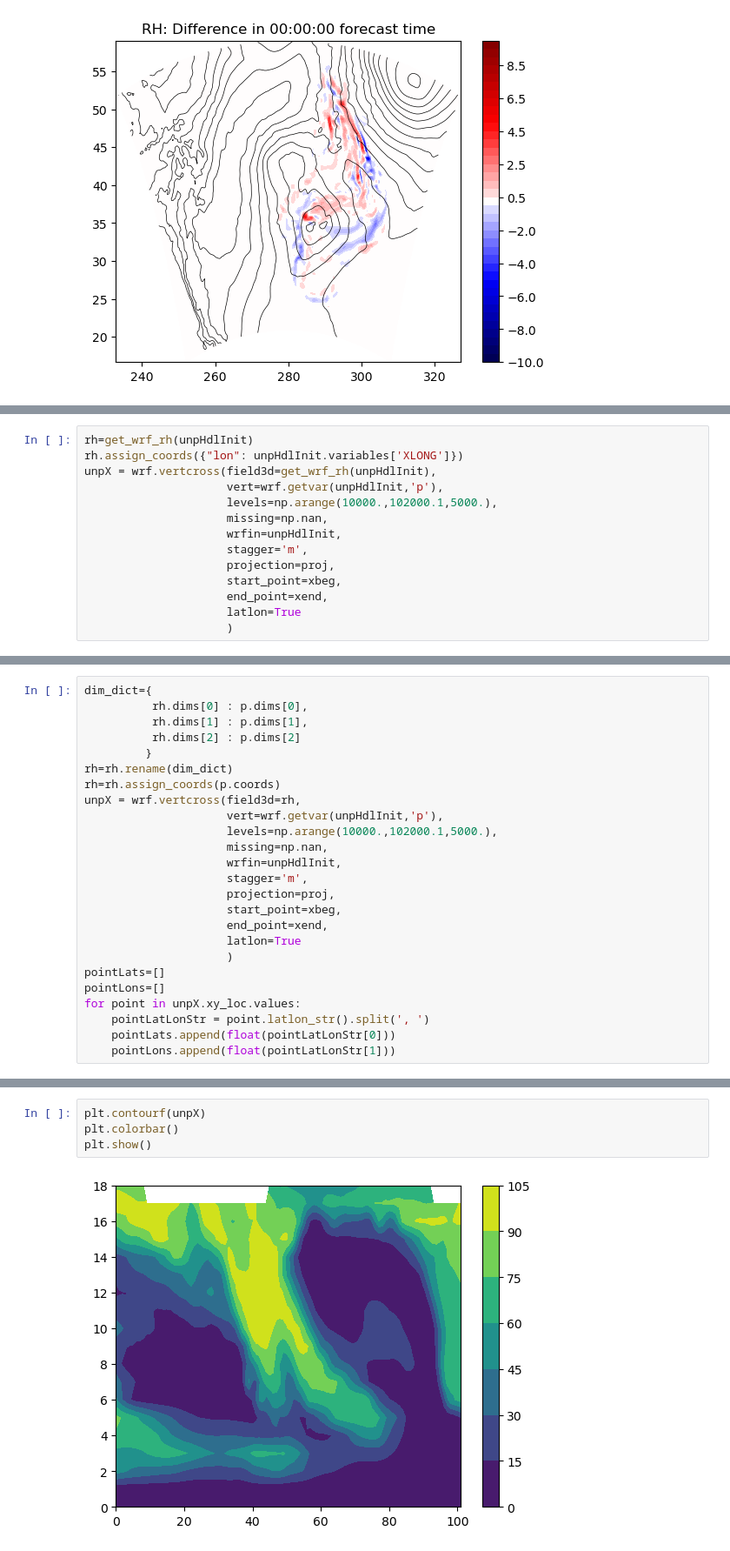
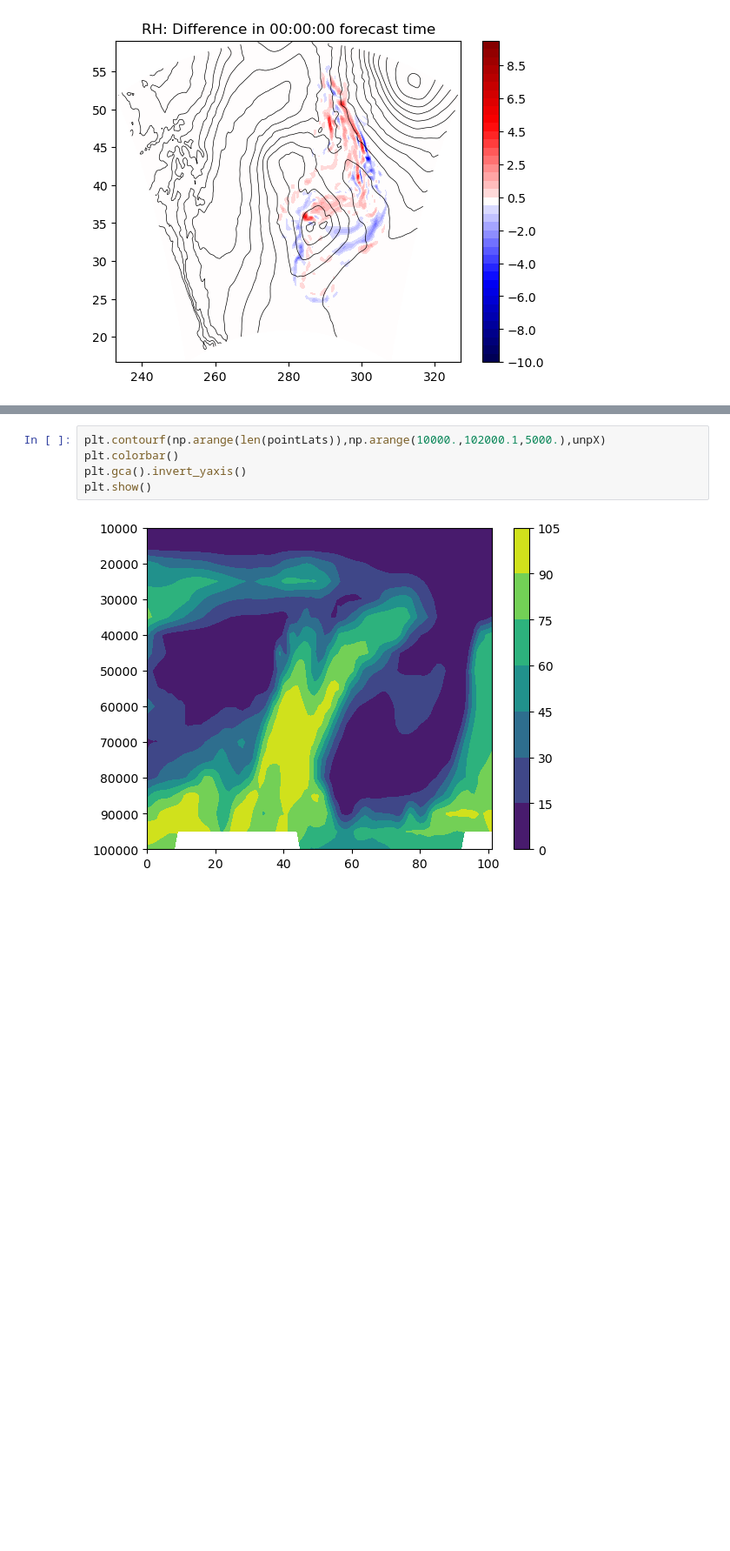
Before and after one commit to bthoover/UWAOS_WRF_QOIP, a Jupyter notebook: analysis/final_run/Example_case_plotting.ipynb, the cells around one changed output, grey strips where cells are left out. Shown: that part at 87% size. Drawn from its saved outputs; the diff is of its cells as text; blank space fills up the shorter version.

```diff
--- a/analysis/final_run/Example_case_plotting.ipynb
+++ b/analysis/final_run/Example_case_plotting.ipynb
@@ -194,14 +252,0 @@ unpX = wrf.vertcross(field3d=unpRHInit,
-# %%
-rh=get_wrf_rh(unpHdlInit)
-rh.assign_coords({"lon": unpHdlInit.variables['XLONG']})
-unpX = wrf.vertcross(field3d=get_wrf_rh(unpHdlInit),
-                     vert=wrf.getvar(unpHdlInit,'p'),
-                     levels=np.arange(10000.,102000.1,5000.),
-                     missing=np.nan,
-                     wrfin=unpHdlInit,
-                     stagger='m',
-                     projection=proj,
-                     start_point=xbeg,
-                     end_point=xend,
-                     latlon=True
-                     )
@@ -231,25 +252,0 @@ array([[[100179.3874834 , 100180.88157363, 100181.8647126 , ...,
-# %%
-dim_dict={
-          rh.dims[0] : p.dims[0],
-          rh.dims[1] : p.dims[1],
-          rh.dims[2] : p.dims[2]
-         }
-rh=rh.rename(dim_dict)
-rh=rh.assign_coords(p.coords)
-unpX = wrf.vertcross(field3d=rh,
-                     vert=wrf.getvar(unpHdlInit,'p'),
-                     levels=np.arange(10000.,102000.1,5000.),
-                     missing=np.nan,
-                     wrfin=unpHdlInit,
-                     stagger='m',
-                     projection=proj,
-                     start_point=xbeg,
-                     end_point=xend,
-                     latlon=True
-                     )
-pointLats=[]
-pointLons=[]
-for point in unpX.xy_loc.values:
-    pointLatLonStr = point.latlon_str().split(', ')
-    pointLats.append(float(pointLatLonStr[0]))
-    pointLons.append(float(pointLatLonStr[1]))
@@ -260,6 +253,7 @@ unpX.xy_loc.values[0].latlon_str().split(', ')
 # %%
-plt.contourf(unpX)
+plt.contourf(np.arange(len(pointLats)),np.arange(10000.,102000.1,5000.),unpX)
 plt.colorbar()
+plt.gca().invert_yaxis()
 plt.show()
 # %% [output]
-[figure, old version]
+[figure, new version]
```
Also changed, not shown: parts of 23 cells of this notebook, 2 other files.
